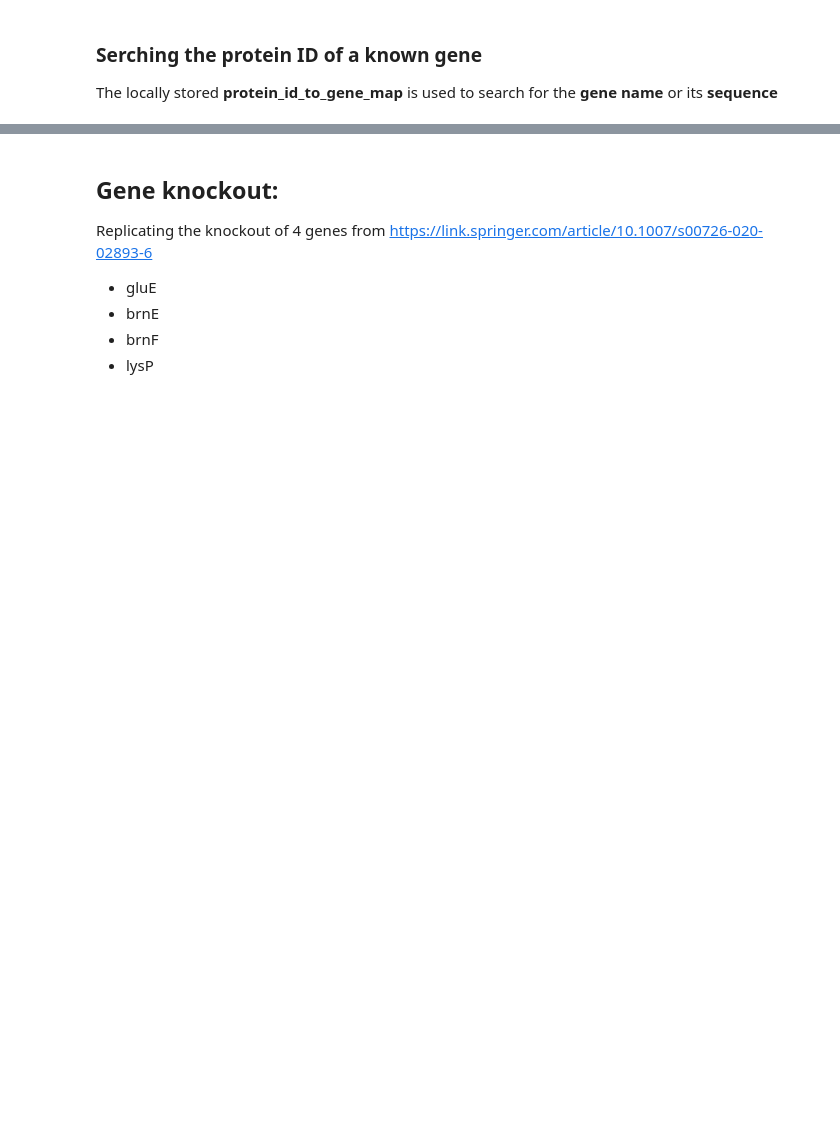
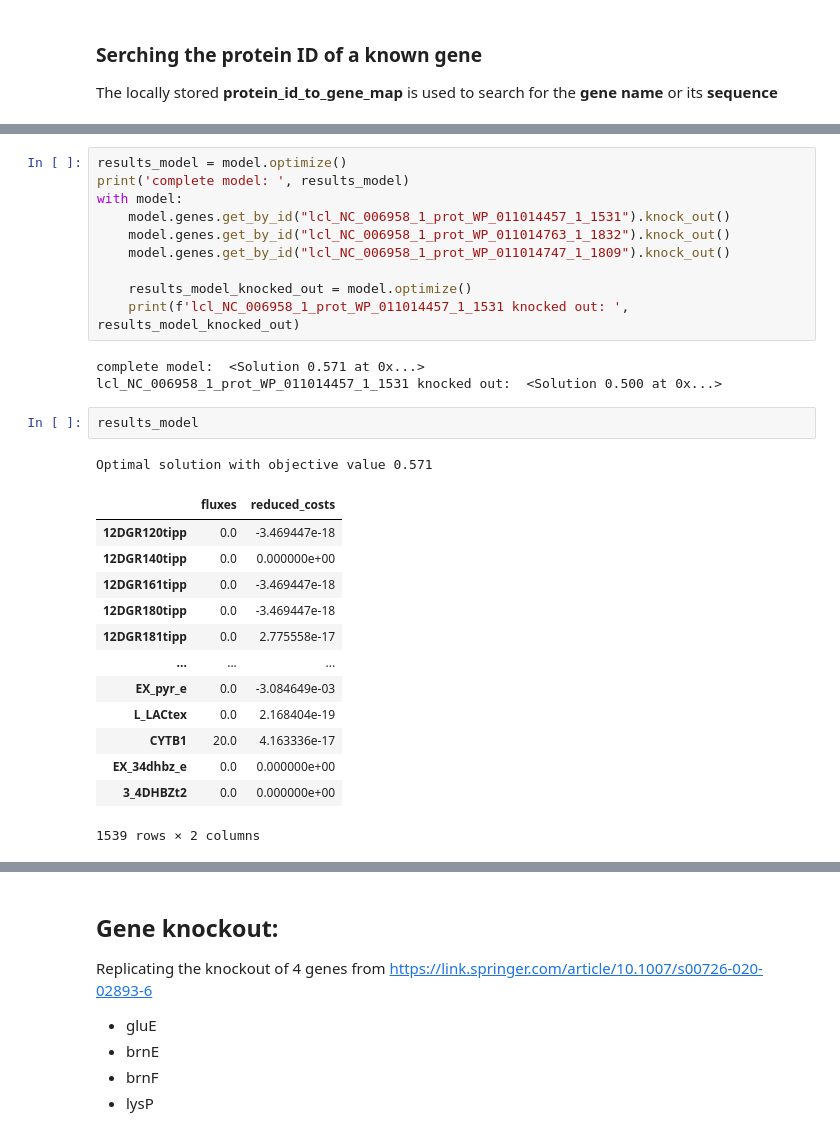
Before and after one commit to 27410/group-assingment-group-9, a Jupyter notebook: main_script.ipynb, the cells around one changed output, grey strips where cells are left out. Cells and saved outputs as stored; diff of their text form; blank space fills up the shorter version.

```diff
--- a/main_script.ipynb
+++ b/main_script.ipynb
@@ -369,0 +395,30 @@ for reaction in model.genes.lcl_NC_006958_1_prot_WP_003858826_1_1288.reactions:
+# %%
+results_model = model.optimize()
+print('complete model: ', results_model)
+with model:
+    model.genes.get_by_id("lcl_NC_006958_1_prot_WP_011014457_1_1531").knock_out()
+    model.genes.get_by_id("lcl_NC_006958_1_prot_WP_011014763_1_1832").knock_out()
+    model.genes.get_by_id("lcl_NC_006958_1_prot_WP_011014747_1_1809").knock_out()
+
+    results_model_knocked_out = model.optimize()
+    print(f'lcl_NC_006958_1_prot_WP_011014457_1_1531 knocked out: ', results_model_knocked_out)
+# %% [output]
+complete model:  <Solution 0.571 at 0x...>
+lcl_NC_006958_1_prot_WP_011014457_1_1531 knocked out:  <Solution 0.500 at 0x...>
+# %%
+results_model
+# %% [output]
+Optimal solution with objective value 0.571
+|  | fluxes | reduced_costs |
+| 12DGR120tipp | 0.0 | -3.469447e-18 |
+| 12DGR140tipp | 0.0 | 0.000000e+00 |
+| 12DGR161tipp | 0.0 | -3.469447e-18 |
+| 12DGR180tipp | 0.0 | -3.469447e-18 |
+| 12DGR181tipp | 0.0 | 2.775558e-17 |
+| ... | ... | ... |
+| EX_pyr_e | 0.0 | -3.084649e-03 |
+| L_LACtex | 0.0 | 2.168404e-19 |
+| CYTB1 | 20.0 | 4.163336e-17 |
+| EX_34dhbz_e | 0.0 | 0.000000e+00 |
+| 3_4DHBZt2 | 0.0 | 0.000000e+00 |
+1539 rows × 2 columns
```
Also changed, not shown: parts of 24 cells of this notebook.
